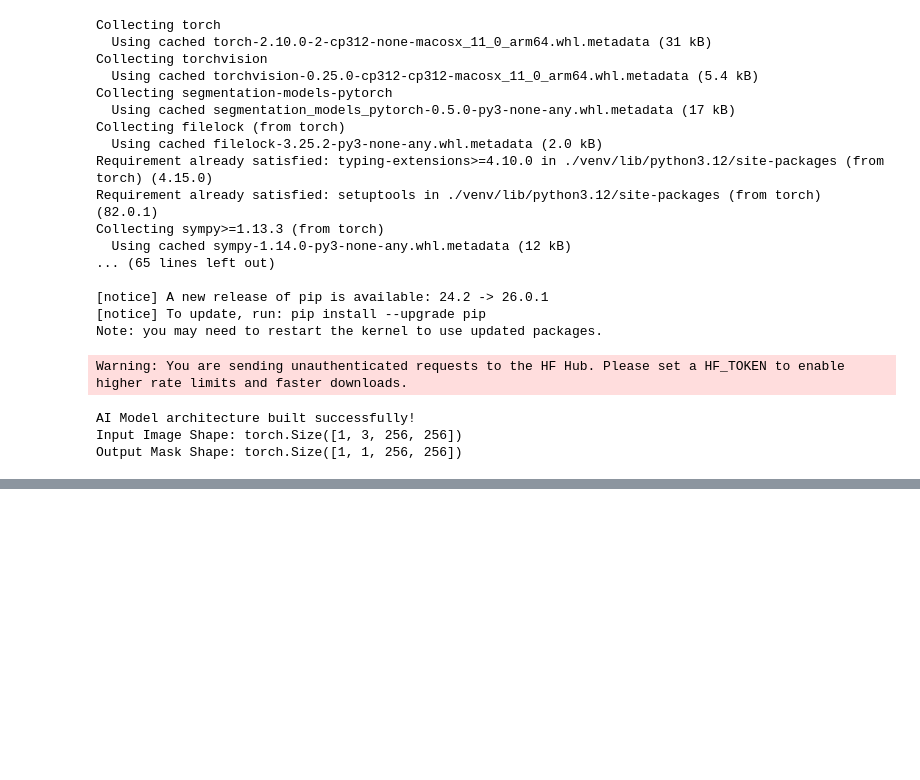
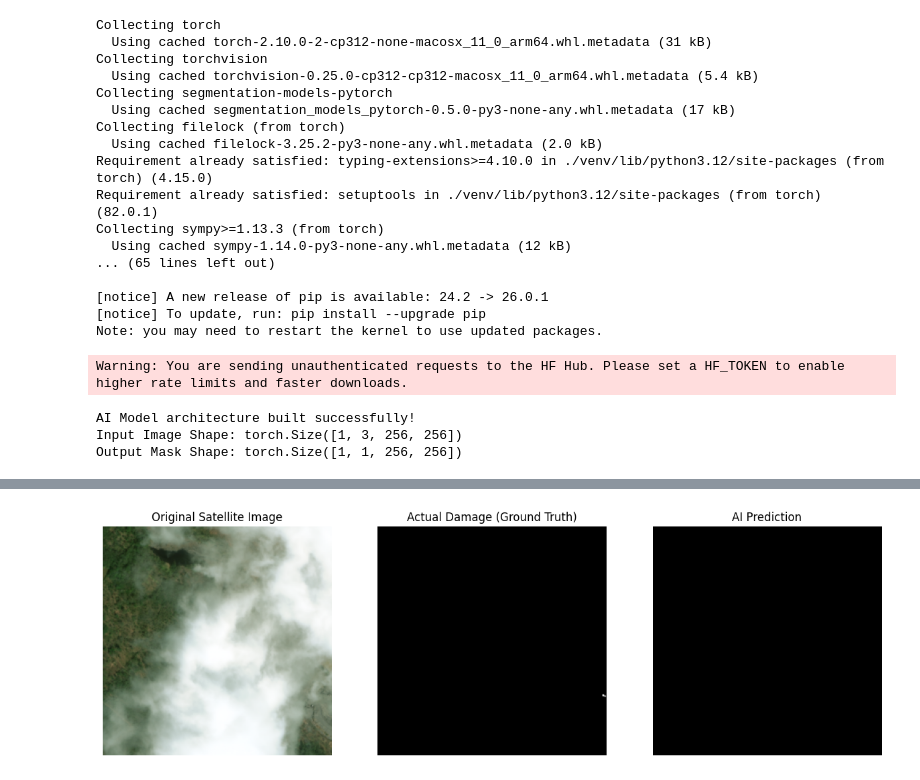
Before and after one commit to smarya-narang/disaster-recovery-ai, a Jupyter notebook: 01_Data_Processing.ipynb, the cells around one changed output, grey strips where cells are left out. Saved outputs shown, nothing was run; the diff lists cells and outputs as text; code cells hidden in the pictures; blank space fills up the shorter version.

```diff
--- a/01_Data_Processing.ipynb
+++ b/01_Data_Processing.ipynb
@@ -245,0 +316,44 @@ FileNotFoundError: [Errno 2] No such file or directory: 'data/labels'
+# %%
+import matplotlib.pyplot as plt
+
+# 1. Put the model in "Test Mode" (locks the brain so it stops learning and just predicts)
+model.eval()
+
+# 2. Grab a single batch of images from your dataset
+images, true_masks = next(iter(dataloader))
+
+# 3. Ask the AI to guess where the damage is
+with torch.no_grad():
+    predicted_masks = model(images)
+
+# 4. Clean up the AI's math into a black-and-white picture
+predicted_masks = torch.sigmoid(predicted_masks) # Squish numbers between 0 and 1
+predicted_masks = (predicted_masks > 0.5).float()  # Anything over 50% confidence is marked as "Damaged"
+
+# 5. Plot the results for the very first image in the batch
+plt.figure(figsize=(15, 5))
+
+# Plot 1: Original Image
+plt.subplot(1, 3, 1)
+img_to_show = images[0].permute(1, 2, 0).numpy() # Convert PyTorch format to standard image format
+plt.imshow(img_to_show)
+plt.title("Original Satellite Image")
+plt.axis('off')
+
+# Plot 2: The Ground Truth (What it SHOULD look like)
+plt.subplot(1, 3, 2)
+true_mask_to_show = true_masks[0].squeeze().numpy()
+plt.imshow(true_mask_to_show, cmap='gray')
+plt.title("Actual Damage (Ground Truth)")
+plt.axis('off')
+
+# Plot 3: The AI's Prediction
+plt.subplot(1, 3, 3)
+pred_mask_to_show = predicted_masks[0].squeeze().numpy()
+plt.imshow(pred_mask_to_show, cmap='gray')
+plt.title("AI Prediction")
+plt.axis('off')
+
+plt.show()
+# %% [output]
+[figure, added]
```
Also changed, not shown: parts of 2 cells of this notebook.
